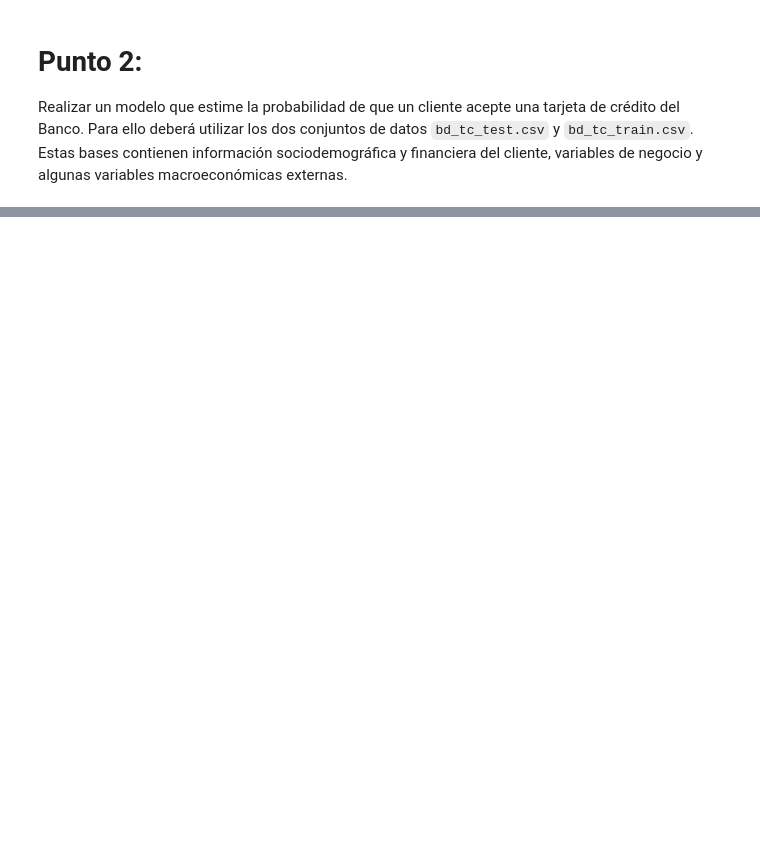
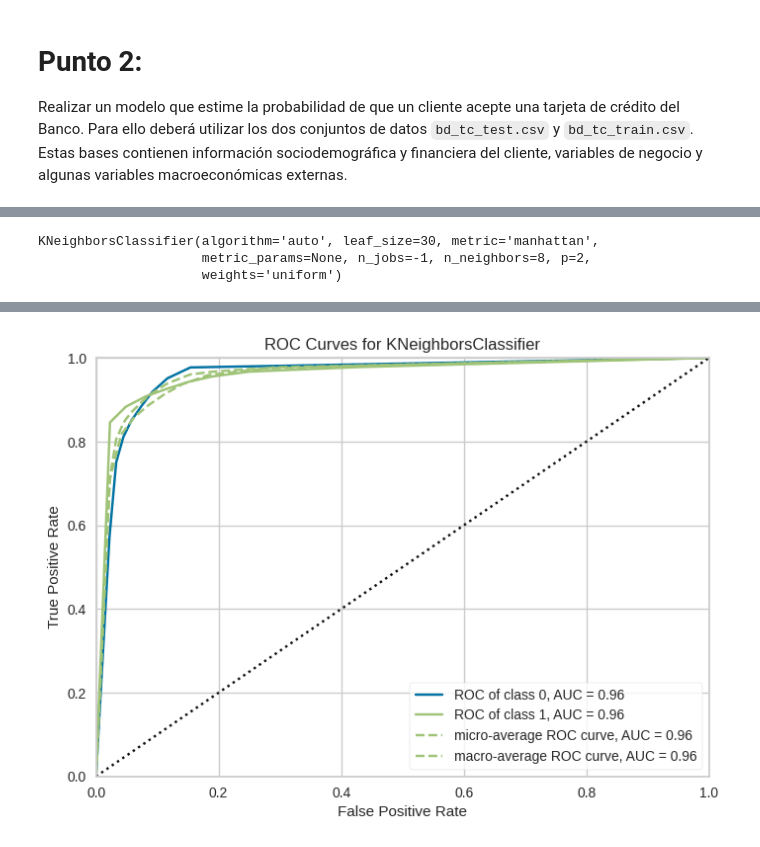
Before and after one commit to jagvgithub/LAOM, a Jupyter notebook: JAVVILLAS.ipynb, the cells around one changed output, grey strips where cells are left out. Cells and saved outputs as stored; diff of their text form; code cells hidden in the pictures; blank space fills up the shorter version.

```diff
--- a/JAVVILLAS.ipynb
+++ b/JAVVILLAS.ipynb
@@ -132,0 +459,2 @@ macroeconómicas externas.
+# %%
+modelo = create_model('knn')
@@ -132,0 +478,2 @@ macroeconómicas externas.
+# %%
+tuned_modelo = tune_model(modelo)
@@ -132,0 +498,9 @@ macroeconómicas externas.
+# %%
+print(tuned_modelo)
+# %% [output]
+KNeighborsClassifier(algorithm='auto', leaf_size=30, metric='manhattan',
+                     metric_params=None, n_jobs=-1, n_neighbors=8, p=2,
+                     weights='uniform')
+# %%
+plot_model(tuned_modelo,plot='auc')
+# %% [output]
@@ -132,0 +508 @@ macroeconómicas externas.
+[figure, added]
```
Also changed, not shown: parts of 30 cells of this notebook.
